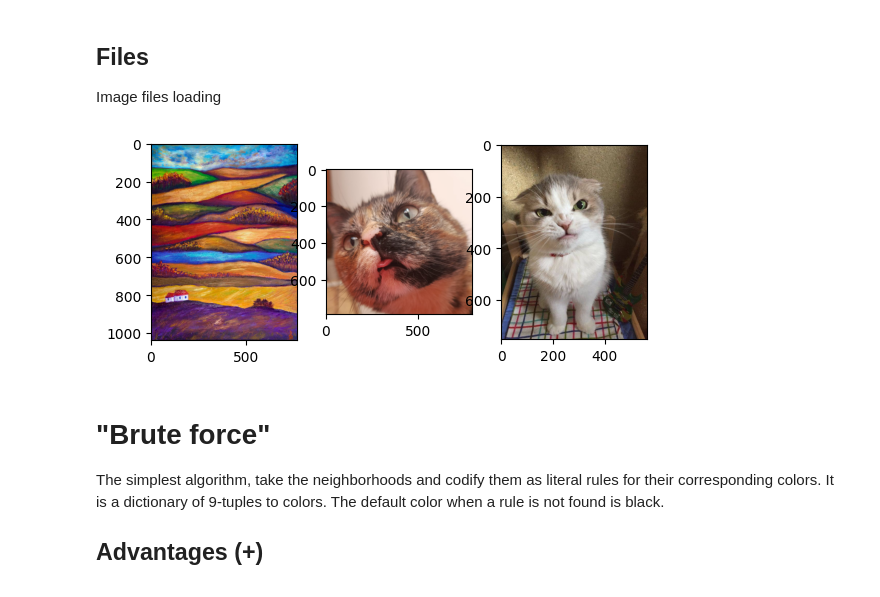
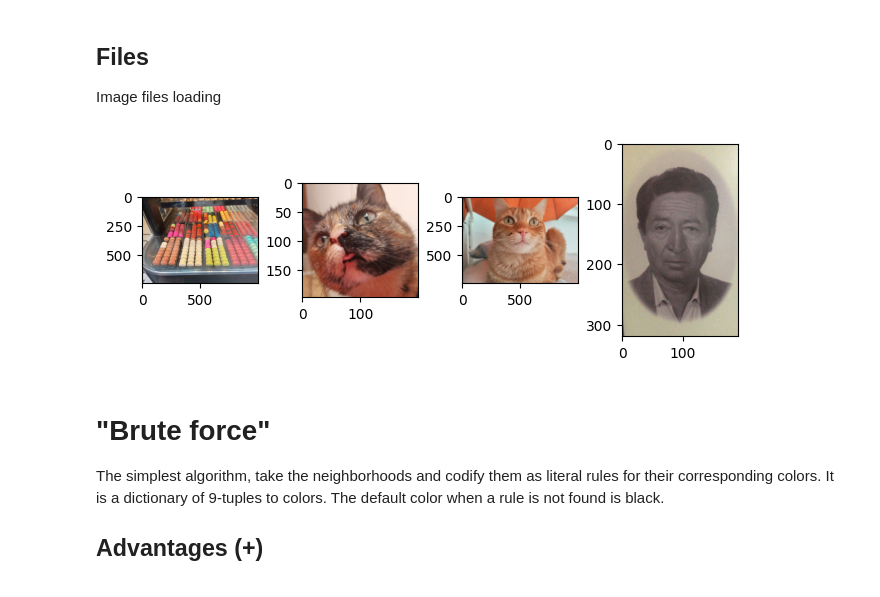
Before and after one commit to sechmo/IA-minirobots-2023-II, a Jupyter notebook: 2. Automatas Celulares/recolor_CA.ipynb, the cells around one changed output. Cells and saved outputs as stored; diff of their text form; code cells hidden in the pictures.

```diff
--- a/2. Automatas Celulares/recolor_CA.ipynb
+++ b/2. Automatas Celulares/recolor_CA.ipynb
@@ -114,20 +114,21 @@ Image files loading
 # Set this variable accordingly, as the path prefix for the images
 img_folder = r'/content/drive/MyDrive/UNIVERSIDAD/semestre 7/IA & minirobots/recolor CA/images/'
 # %%
-image_names = ["landscape.jpg","meow.png","grrr.jpg"]
+image_names = ["macarons.jpg","meow.png","meow2.jpg","foto_ricardo.jpeg"]
 images = [Image.open(img_folder + n) for n in image_names]
+images = [img.resize((img.size[0]//4,img.size[1]//4)) for img in images]
 # %%
 def show_images():
   n_imgs = len(images)
-  fig, axes = plt.subplots(1,n_imgs)
+  fig, axes = plt.subplots(1,n_imgs,layout="constrained")
   for i,img in enumerate(images):
     axes[i].imshow(img)
 
   return fig
 
 show_images()
 # %% [output]
-[figure, old version]
+[figure, new version]
 # %% [markdown]
 # "Brute force"
 
```
Also changed, not shown: parts of 2 cells of this notebook.
